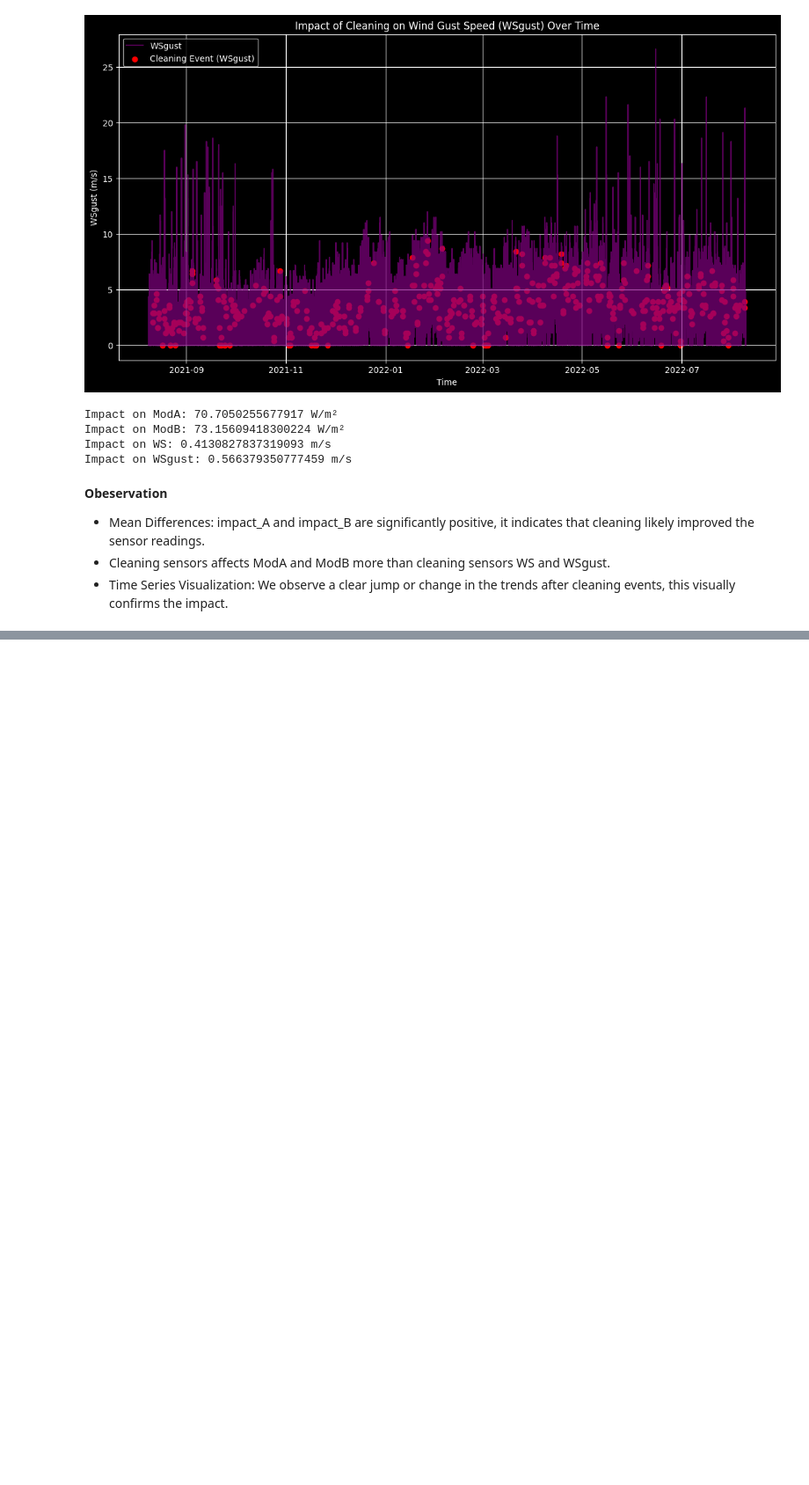
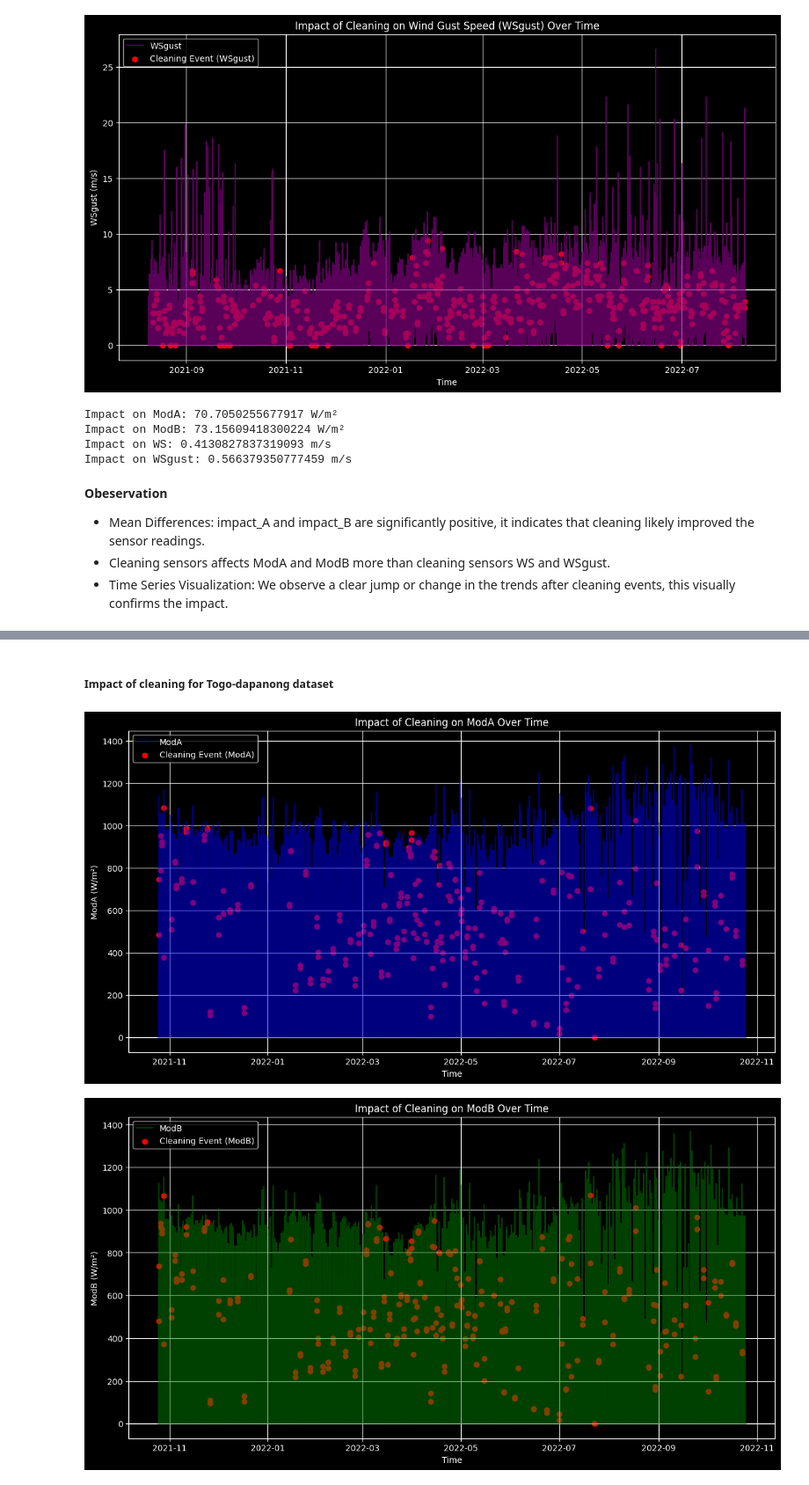
Before and after one commit to Yosef-ft/Solar_Radiation_Analysis, a Jupyter notebook: notebooks/Timeseries_analysis.ipynb, the cells around one changed output, grey strips where cells are left out. Shown at 88% size. Saved outputs shown, nothing was run; the diff lists cells and outputs as text; code cells hidden in the pictures; blank space fills up the shorter version.

```diff
--- a/notebooks/Timeseries_analysis.ipynb
+++ b/notebooks/Timeseries_analysis.ipynb
@@ -59,0 +107,7 @@ Impact on WSgust: 0.566379350777459 m/s
+# %% [markdown]
+##### Impact of cleaning for Togo-dapanong dataset
+# %%
+impact_A, impact_B, impact_WS, impact_WSgust = cleaning_impact(togo)
+# %% [output]
+[figure, added]
+[figure, added]
```
Also changed, not shown: parts of 14 cells of this notebook.
